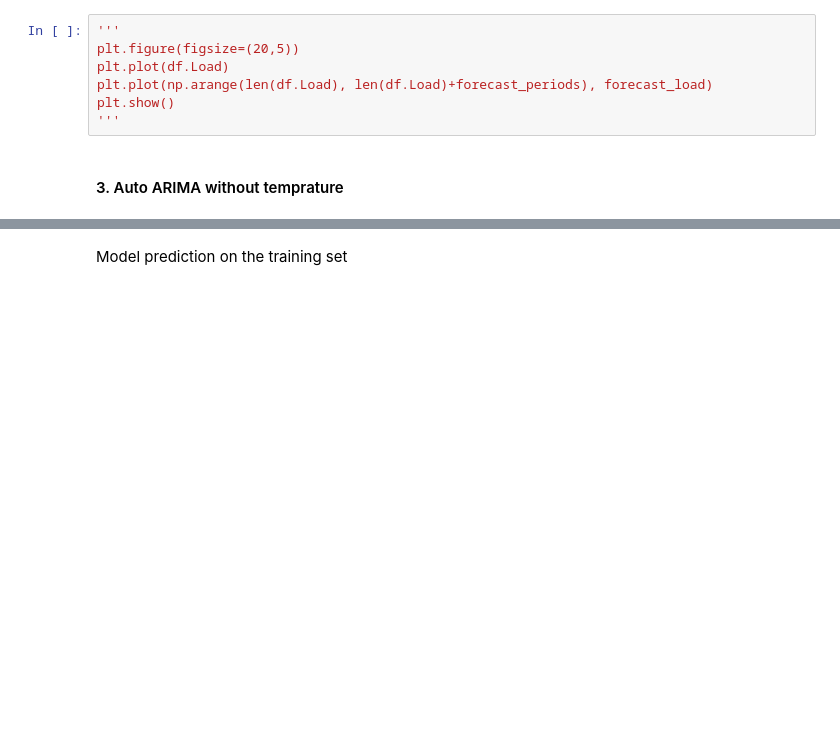
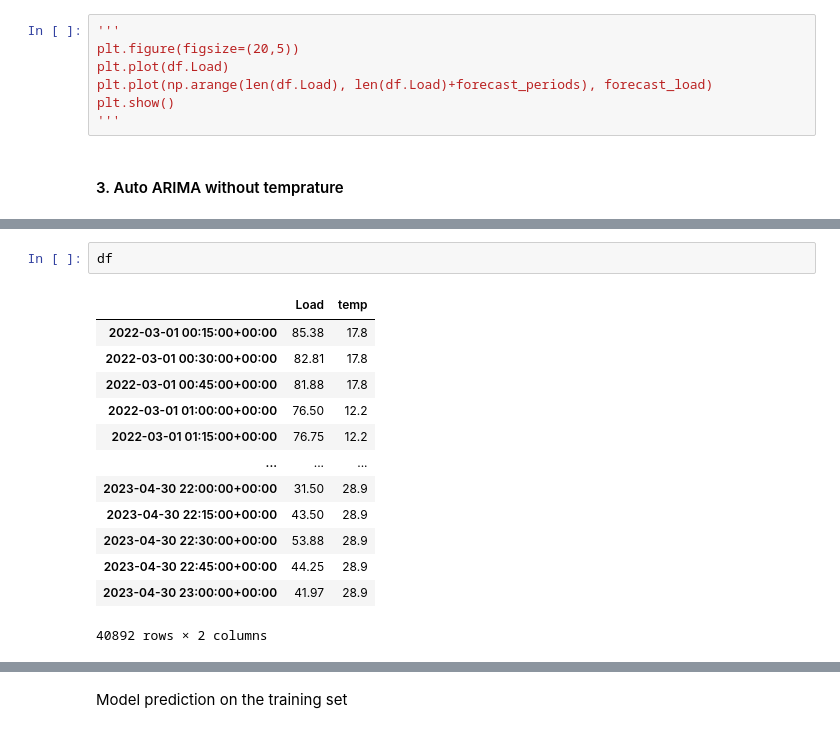
Before and after one commit to khadija267/Load-Time-Series-Forecasting, a Jupyter notebook: lsc_load_prediction.ipynb, the cells around one changed output, grey strips where cells are left out. Drawn from its saved outputs; the diff is of its cells as text; blank space fills up the shorter version.

```diff
--- a/lsc_load_prediction.ipynb
+++ b/lsc_load_prediction.ipynb
@@ -514,3 +523,19 @@ Successfully installed pmdarima-2.0.3
+# %%
+df
+# %% [output]
+|  | Load | temp |
+| 2022-03-01 00:15:00+00:00 | 85.38 | 17.8 |
+| 2022-03-01 00:30:00+00:00 | 82.81 | 17.8 |
+| 2022-03-01 00:45:00+00:00 | 81.88 | 17.8 |
+| 2022-03-01 01:00:00+00:00 | 76.50 | 12.2 |
+| 2022-03-01 01:15:00+00:00 | 76.75 | 12.2 |
+| ... | ... | ... |
+| 2023-04-30 22:00:00+00:00 | 31.50 | 28.9 |
+| 2023-04-30 22:15:00+00:00 | 43.50 | 28.9 |
+| 2023-04-30 22:30:00+00:00 | 53.88 | 28.9 |
+| 2023-04-30 22:45:00+00:00 | 44.25 | 28.9 |
+| 2023-04-30 23:00:00+00:00 | 41.97 | 28.9 |
+40892 rows × 2 columns
 # %%
 from pmdarima import auto_arima
 stepwise_fit = auto_arima(df['Load'], trace=True,stepwise=True,
```
Also changed, not shown: parts of 23 cells of this notebook.
